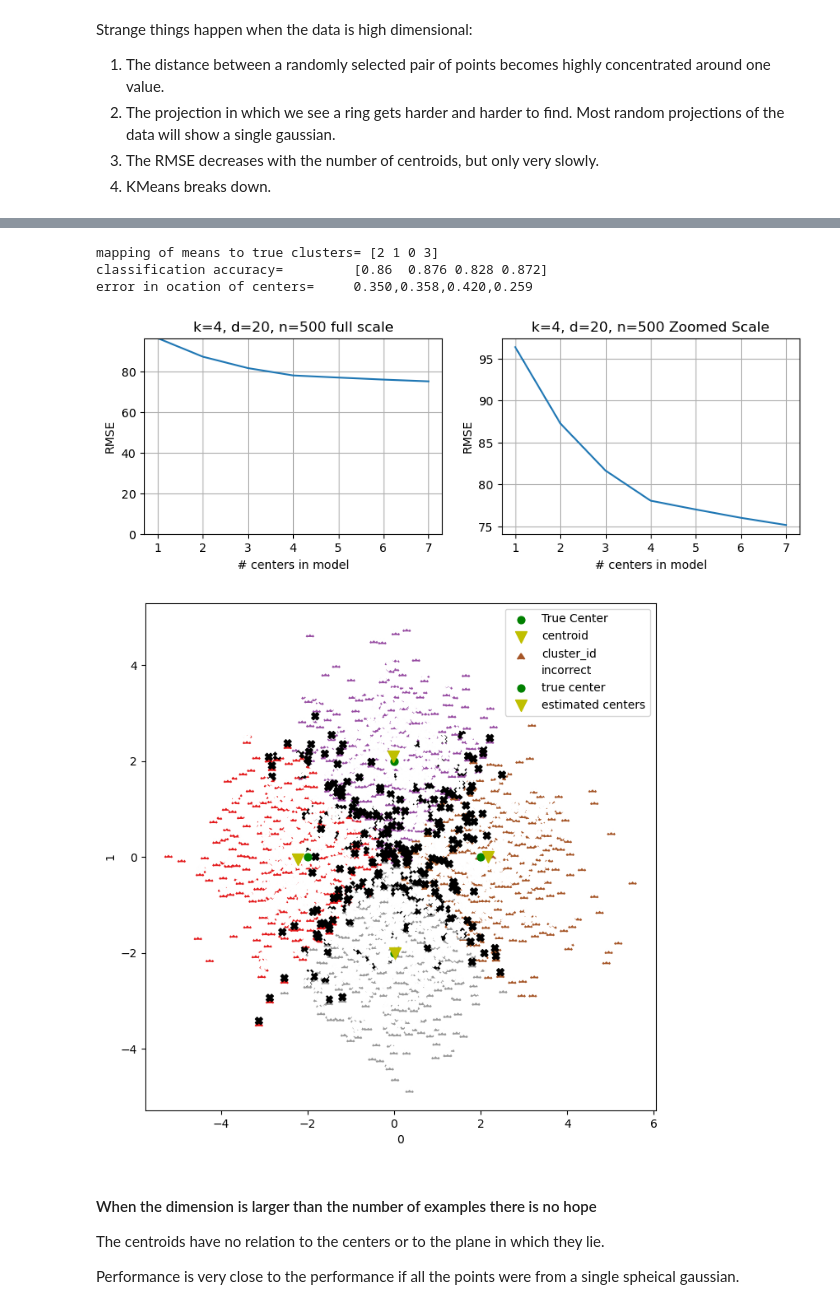
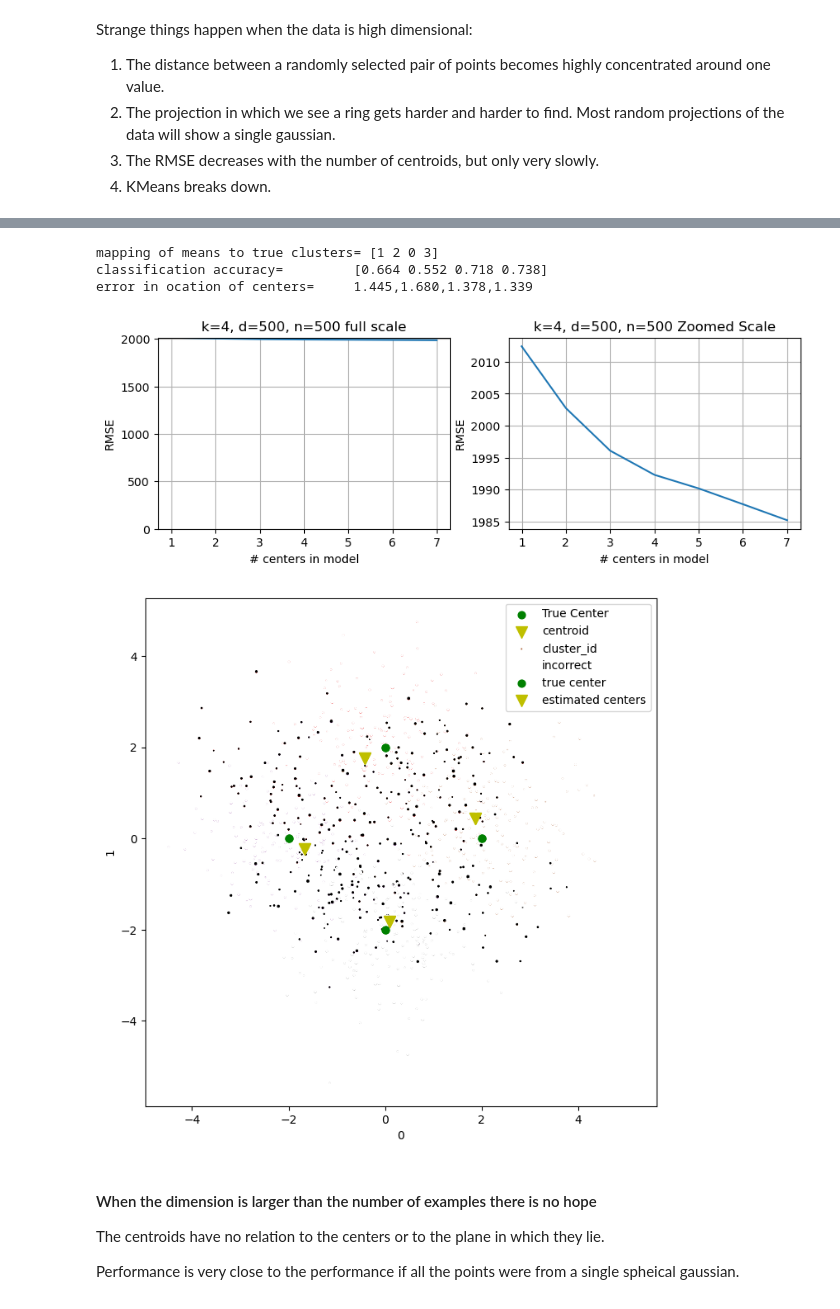
Before and after one commit to UCSD-Data-Science/Public-CSE255-2022, a Jupyter notebook: notebooks/Section3-Kmeans-dim-reduction/KmeansBasicAnalysis/3.Exploring K-means.ipynb, the cells around one changed output, grey strips where cells are left out. Cells and saved outputs as stored; diff of their text form; code cells hidden in the pictures.

```diff
--- a/notebooks/Section3-Kmeans-dim-reduction/KmeansBasicAnalysis/3.Exploring K-means.ipynb
+++ b/notebooks/Section3-Kmeans-dim-reduction/KmeansBasicAnalysis/3.Exploring K-means.ipynb
@@ -200,11 +199,11 @@ As we increase the dimenssion, the RMSE changezs less and less with the increase
 # %%
-analyze(k=4,d=20,n=500,radius=2);
+analyze(k=4,d=500,n=500,radius=2);
 # %% [output]
-mapping of means to true clusters= [2 1 0 3]
-classification accuracy=         [0.86  0.876 0.828 0.872]
-error in ocation of centers=     0.350,0.358,0.420,0.259
+mapping of means to true clusters= [1 2 0 3]
+classification accuracy=         [0.664 0.552 0.718 0.738]
+error in ocation of centers=     1.445,1.680,1.378,1.339
-[figure, old version]
+[figure, new version]
-[figure, old version]
+[figure, new version]
 # %% [markdown]
 #### When the dimension is larger than the  number of examples there is no hope
 The centroids have no relation to the centers or to the plane in which they lie.
```
Also changed, not shown: parts of 25 cells of this notebook, 4 other files.
